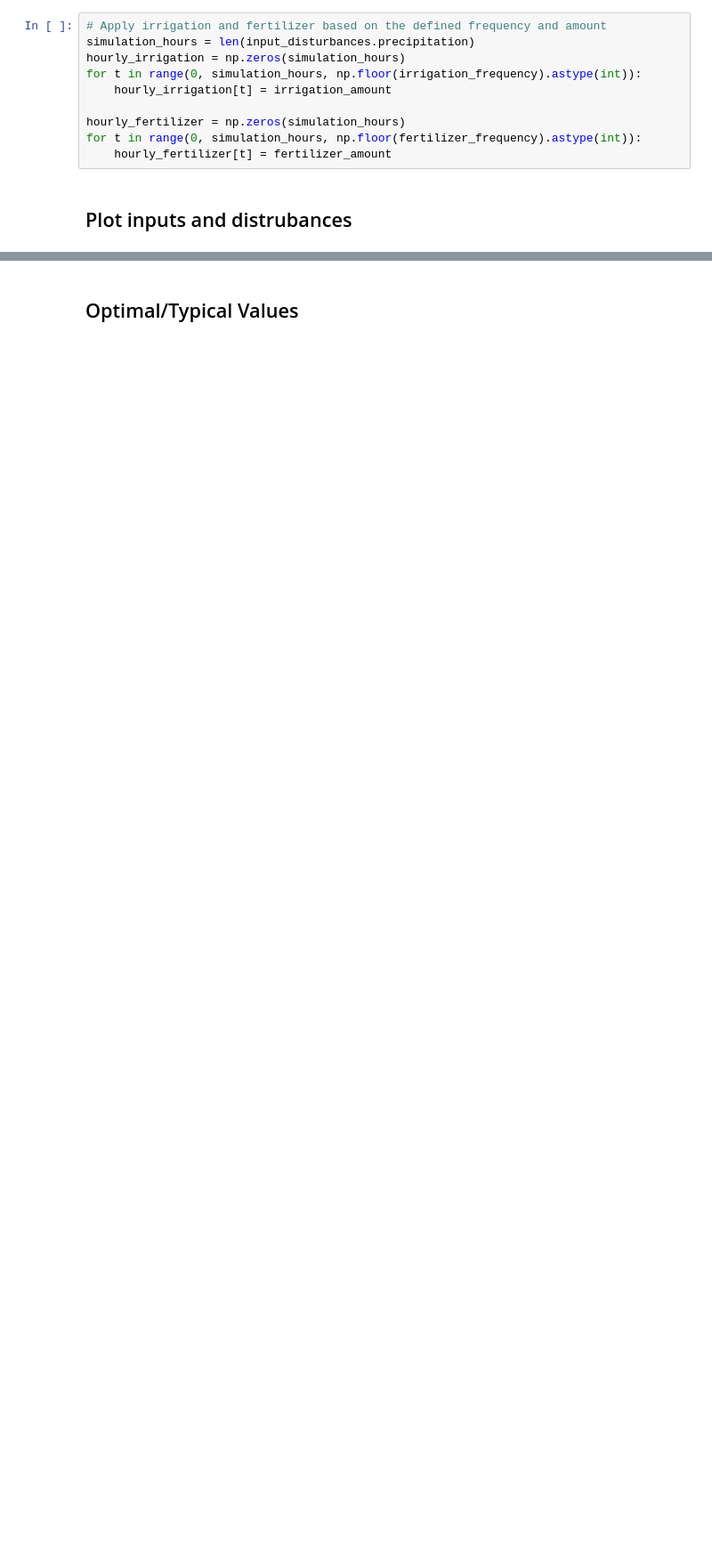
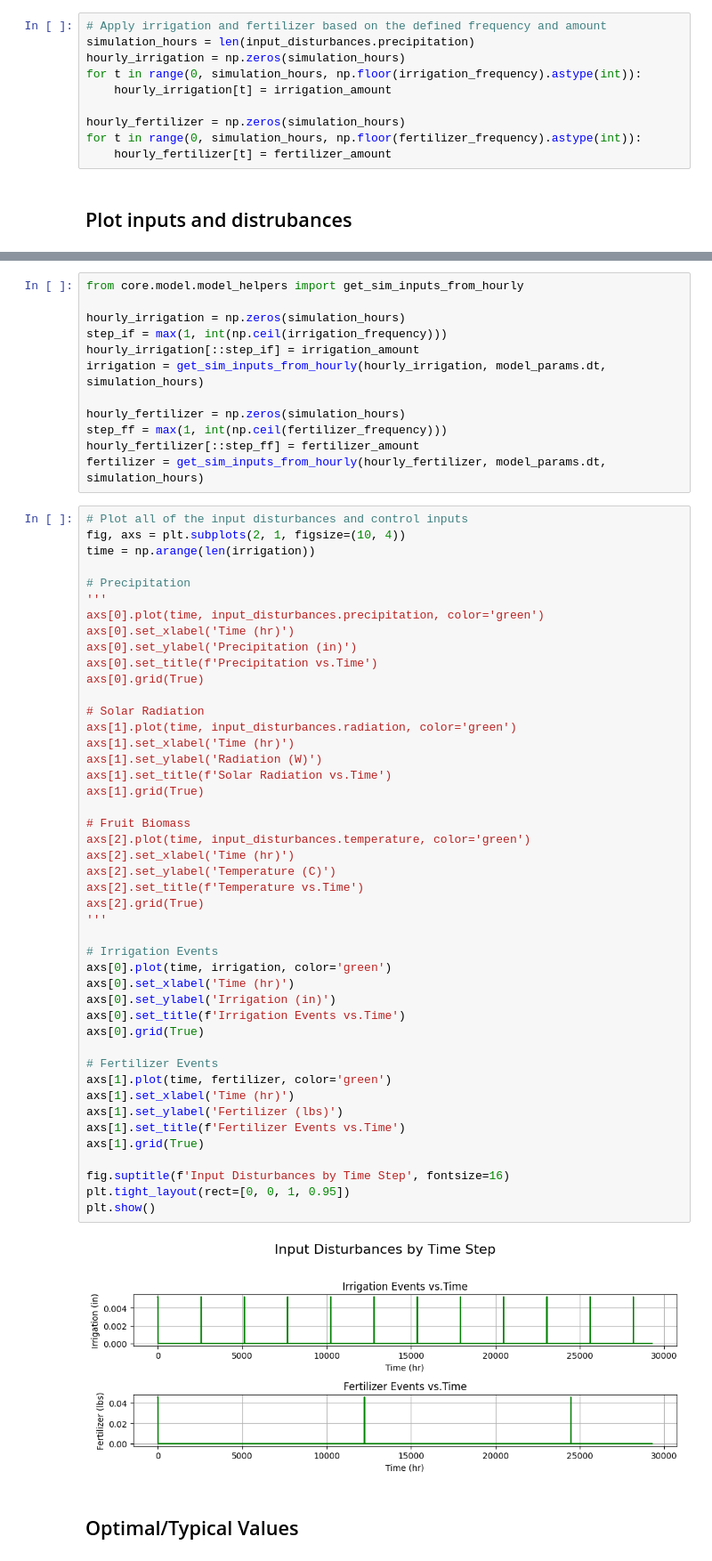
Before and after one commit to carlacupcake/smartfarm, a Jupyter notebook: src/smartfarm/examples/single_simulation.ipynb, the cells around one changed output, grey strips where cells are left out. Shown: that part at 89% size. Saved outputs shown, nothing was run; the diff lists cells and outputs as text; blank space fills up the shorter version.

```diff
--- a/src/smartfarm/examples/single_simulation.ipynb
+++ b/src/smartfarm/examples/single_simulation.ipynb
@@ -153,3 +166,62 @@ plt.show()
+# %%
+from core.model.model_helpers import get_sim_inputs_from_hourly
+
+hourly_irrigation = np.zeros(simulation_hours)
+step_if = max(1, int(np.ceil(irrigation_frequency)))
+hourly_irrigation[::step_if] = irrigation_amount
+irrigation = get_sim_inputs_from_hourly(hourly_irrigation, model_params.dt, simulation_hours)
+
+hourly_fertilizer = np.zeros(simulation_hours)
+step_ff = max(1, int(np.ceil(fertilizer_frequency)))
+hourly_fertilizer[::step_ff] = fertilizer_amount
+fertilizer = get_sim_inputs_from_hourly(hourly_fertilizer, model_params.dt, simulation_hours)
+# %%
+# Plot all of the input disturbances and control inputs
+fig, axs = plt.subplots(2, 1, figsize=(10, 4))
+time = np.arange(len(irrigation))
+
+# Precipitation
+'''
+axs[0].plot(time, input_disturbances.precipitation, color='green')
+axs[0].set_xlabel('Time (hr)')
+axs[0].set_ylabel('Precipitation (in)')
+axs[0].set_title(f'Precipitation vs.Time')
+axs[0].grid(True)
+
+# Solar Radiation
+axs[1].plot(time, input_disturbances.radiation, color='green')
+axs[1].set_xlabel('Time (hr)')
+axs[1].set_ylabel('Radiation (W)')
+axs[1].set_title(f'Solar Radiation vs.Time')
+axs[1].grid(True)
+
+# Fruit Biomass
+axs[2].plot(time, input_disturbances.temperature, color='green')
+axs[2].set_xlabel('Time (hr)')
+axs[2].set_ylabel('Temperature (C)')
+axs[2].set_title(f'Temperature vs.Time')
+axs[2].grid(True)
+'''
+
+# Irrigation Events
+axs[0].plot(time, irrigation, color='green')
+axs[0].set_xlabel('Time (hr)')
+axs[0].set_ylabel('Irrigation (in)')
+axs[0].set_title(f'Irrigation Events vs.Time')
+axs[0].grid(True)
+
+# Fertilizer Events
+axs[1].plot(time, fertilizer, color='green')
+axs[1].set_xlabel('Time (hr)')
+axs[1].set_ylabel('Fertilizer (lbs)')
+axs[1].set_title(f'Fertilizer Events vs.Time')
+axs[1].grid(True)
+
+fig.suptitle(f'Input Disturbances by Time Step', fontsize=16)
+plt.tight_layout(rect=[0, 0, 1, 0.95])
+plt.show()
+# %% [output]
+[figure, added]
 # %% [markdown]
 ## Optimal/Typical Values
 # %%
```
Also changed, not shown: parts of 9 cells of this notebook, 9 other files.
